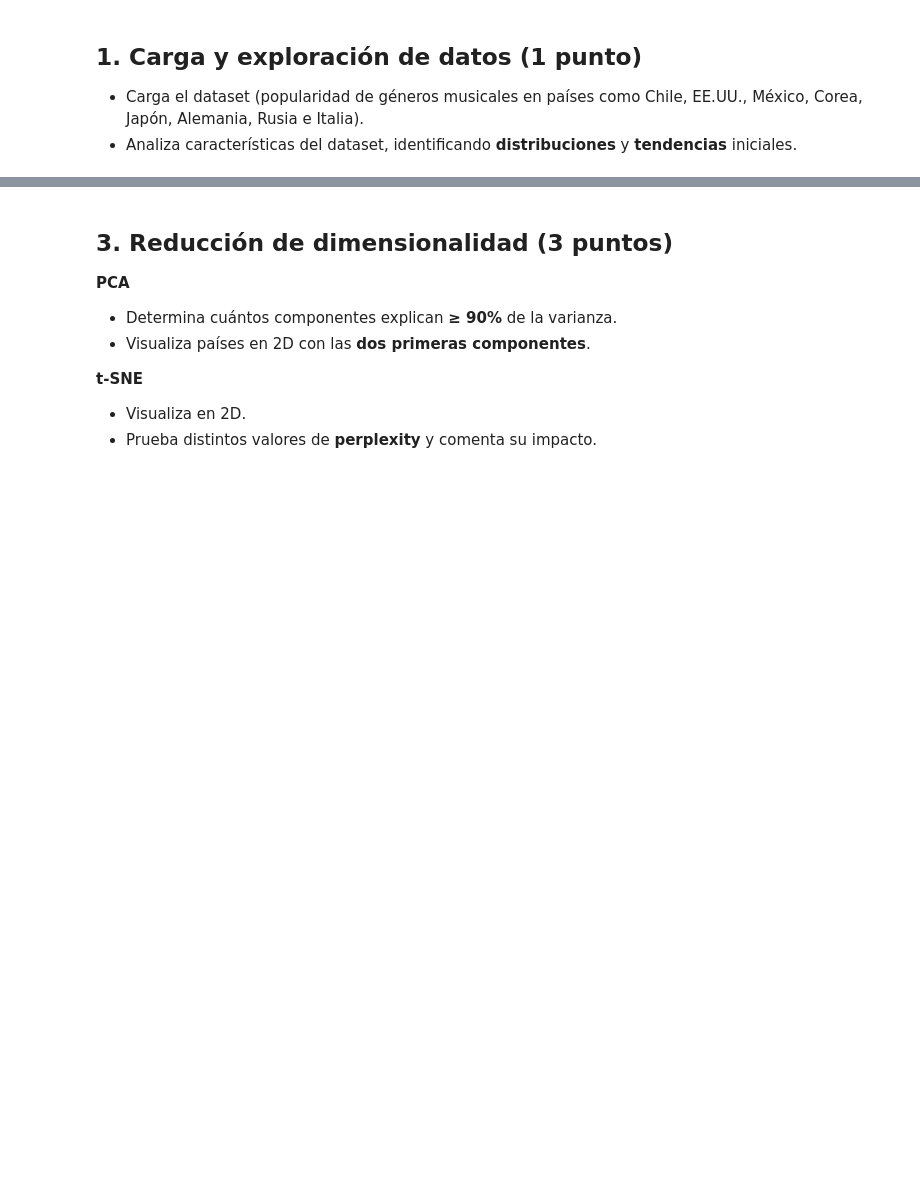
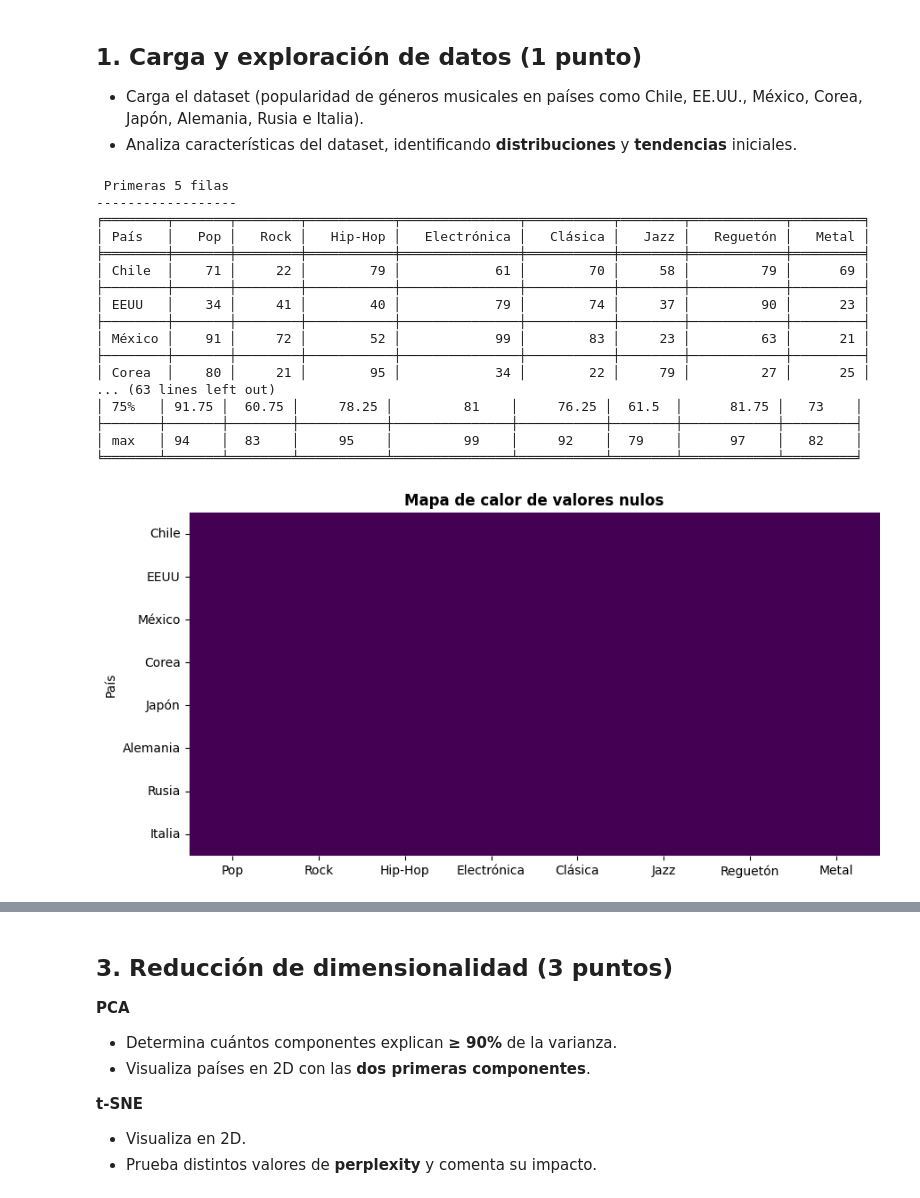
Before and after one commit to Mateo-canales-b/Ciencia_de_datos, a Jupyter notebook: M7/Ev_final_M7.ipynb, the cells around one changed output, grey strips where cells are left out. Drawn from its saved outputs; the diff is of its cells as text; code cells hidden in the pictures; blank space fills up the shorter version.

```diff
--- a/M7/Ev_final_M7.ipynb
+++ b/M7/Ev_final_M7.ipynb
@@ -11,4 +305,56 @@ Trabajas en un centro de investigación de tendencias culturales y te encargan a
+# %%
+# Carga de dataset
+
+df=pd.read_csv("dataset_generos_musicales.csv",
+               index_col="País"
+               )
 # %% [markdown]
 ## 1. Carga y exploración de datos (1 punto)
 - Carga el dataset (popularidad de géneros musicales en países como Chile, EE.UU., México, Corea, Japón, Alemania, Rusia e Italia).
 - Analiza características del dataset, identificando **distribuciones** y **tendencias** iniciales.
+# %%
+# Exploración inicial
+
+tabla(df.head(5),title="Primeras 5 filas")
+
+print(f"Información inicial del data set:")
+
+df.columns= df.columns.str.replace(" ", "") # Cambio de nombres de columnas
+tabla(df.info())
+
+print("\n Dimensiones del DataFrame:", df.shape)
+
+# Deteccion de duplicados
+print(f'Número de duplicados: {df.duplicated().sum()}')
+
+# Detección de valores nulos
+tabla(df.isnull().sum(), title=" Valores nulos:")
+
+tabla(df.describe(),title=" Estadísticas descriptivas:")
+
+# Visualización nulos
+
+plt.figure(figsize=(10, 5))
+sns.heatmap(df.isnull(), cbar=False, cmap='viridis', yticklabels=True,
+            color=sns.color_palette("viridis")[3])
+plt.title("Mapa de calor de valores nulos", fontsize=12, fontweight="bold")
+plt.show()
+# %% [output]
+ Primeras 5 filas
+------------------
+╒════════╤═══════╤════════╤═══════════╤═══════════════╤═══════════╤════════╤════════════╤═════════╕
+│ País   │   Pop │   Rock │   Hip-Hop │   Electrónica │   Clásica │   Jazz │   Reguetón │   Metal │
+╞════════╪═══════╪════════╪═══════════╪═══════════════╪═══════════╪════════╪════════════╪═════════╡
+│ Chile  │    71 │     22 │        79 │            61 │        70 │     58 │         79 │      69 │
+├────────┼───────┼────────┼───────────┼───────────────┼───────────┼────────┼────────────┼─────────┤
+│ EEUU   │    34 │     41 │        40 │            79 │        74 │     37 │         90 │      23 │
+├────────┼───────┼────────┼───────────┼───────────────┼───────────┼────────┼────────────┼─────────┤
+│ México │    91 │     72 │        52 │            99 │        83 │     23 │         63 │      21 │
+├────────┼───────┼────────┼───────────┼───────────────┼───────────┼────────┼────────────┼─────────┤
+│ Corea  │    80 │     21 │        95 │            34 │        22 │     79 │         27 │      25 │
+... (63 lines left out)
+│ 75%   │ 91.75 │  60.75 │     78.25 │         81    │     76.25 │  61.5  │      81.75 │   73    │
+├───────┼───────┼────────┼───────────┼───────────────┼───────────┼────────┼────────────┼─────────┤
+│ max   │ 94    │  83    │     95    │         99    │     92    │  79    │      97    │   82    │
+╘═══════╧═══════╧════════╧═══════════╧═══════════════╧═══════════╧════════╧════════════╧═════════╛
+[figure, added]
```
Also changed, not shown: parts of 21 cells of this notebook.
